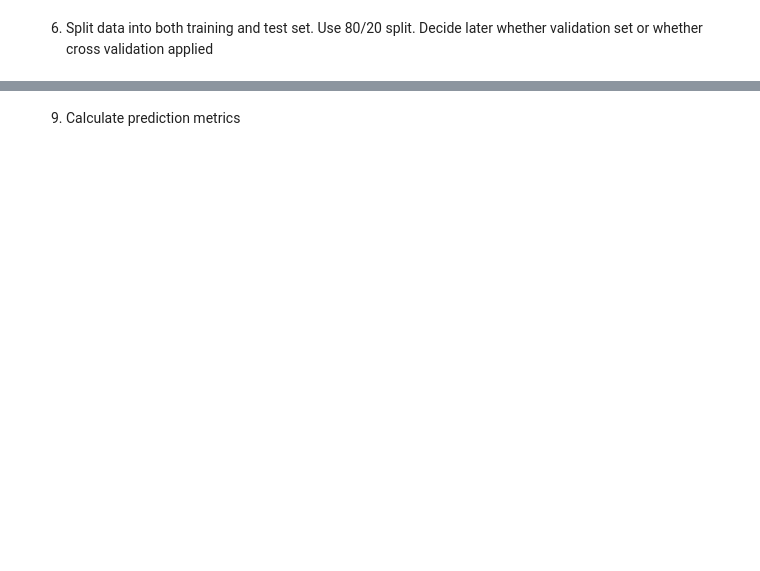
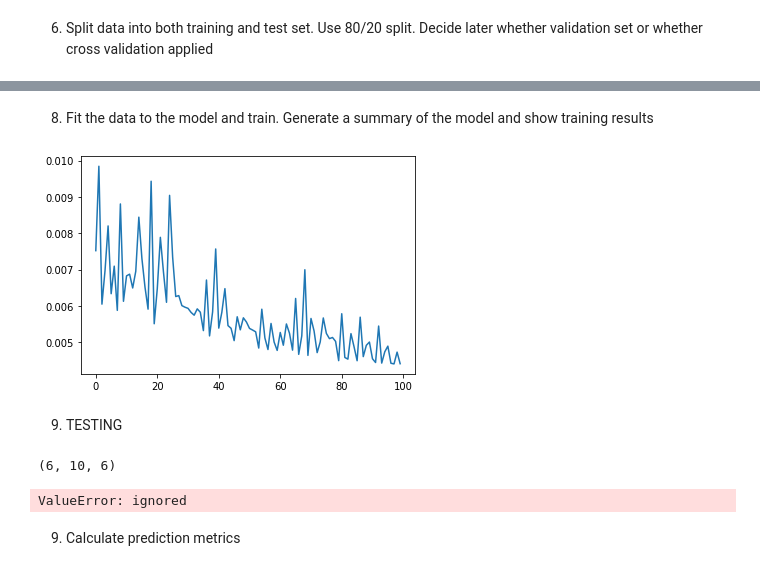
Before and after one commit to fle1scha/Deep-Learning-Network-Traffic-Prediction, a Jupyter notebook: DL4NTP.ipynb, the cells around one changed output, grey strips where cells are left out. Saved outputs shown, nothing was run; the diff lists cells and outputs as text; code cells hidden in the pictures; blank space fills up the shorter version.

```diff
--- a/DL4NTP.ipynb
+++ b/DL4NTP.ipynb
@@ -142,0 +157,10 @@ split_data_into_training_testing(df, 0.8) # Don't need to add the true
+# %%
+test_size = int(len(df) * 0.2) # the test data will be 20% (0.2) of the entire data
+train = df.iloc[:-test_size,:].copy()
+# the copy() here is important, it will prevent us from getting: SettingWithCopyWarning: A value is trying to be set on a copy of a slice from a DataFrame. Try using .loc[row_index,col_indexer] = value instead
+test = df.iloc[-test_size:,:].copy()
+
+
+X_train = train.drop('Bytes',axis=1).copy()
+y_train = train[['Bytes']].copy() # the double brakets here are to keep the y in a dataframe format, otherwise it will be pandas Series
+print(X_train.shape, y_train.shape)
@@ -142,0 +174,21 @@ split_data_into_training_testing(df, 0.8) # Don't need to add the true
+# %%
+Xscaler = MinMaxScaler(feature_range=(0, 1)) # scale so that all the X data will range from 0 to 1
+Xscaler.fit(X_train)
+scaled_X_train = Xscaler.transform(X_train)
+print(X_train.shape)
+Yscaler = MinMaxScaler(feature_range=(0, 1))
+Yscaler.fit(y_train)
+scaled_y_train = Yscaler.transform(y_train)
+print(scaled_y_train.shape)
+scaled_y_train = scaled_y_train.reshape(-1) # remove the second dimention from y so the shape changes from (n,1) to (n,)
+print(scaled_y_train.shape)
+
+scaled_y_train = np.insert(scaled_y_train, 0, 0)
+scaled_y_train = np.delete(scaled_y_train, -1)
+# %%
+n_input = 25 #how many samples/rows/timesteps to look in the past in order to forecast the next sample
+n_features= X_train.shape[1] # how many predictors/Xs/features we have to predict y
+b_size = 32 # Number of timeseries samples in each batch
+train_generator = TimeseriesGenerator(scaled_X_train, scaled_y_train, length=n_input, batch_size=b_size)
+
+print(train_generator[0][0].shape)
@@ -155,0 +201,7 @@ test_predictions = model.predict(testing_set)
+# %%
+simple_LSTM_model = Sequential()
+simple_LSTM_model.add(LSTM(150, activation='sigmoid', input_shape=(n_input, n_features)))
+simple_LSTM_model.add(Dense(1))
+simple_LSTM_model.compile(optimizer='adam', loss='mse')
+#Loss measured in mean squarred error terms, the optimzer adam refers to the learning rate change, which is measured by the exponentially decaying average of past gradients
+simple_LSTM_model.summary()
@@ -155,0 +221,11 @@ test_predictions = model.predict(testing_set)
+# %% [markdown]
+8. Fit the data to the model and train. Generate a summary of the model and show training results
+# %%
+simple_LSTM_model.fit(generator, epochs=100, verbose = 0) # Fit the features excluding target, and predict the target value
+# verbose of 0 hides the training, 2 shows the full log
+loss_per_epoch = simple_LSTM_model.history.history['loss']
+plt.plot(range(len(loss_per_epoch)), loss_per_epoch);
+# %% [output]
+[figure, added]
+# %% [markdown]
+9. TESTING
@@ -156,3 +250,14 @@ test_predictions = model.predict(testing_set)
+# %%
+n_features= X_train.shape[1] # how many predictors/Xs/features we have to predict y
+test_generator = TimeseriesGenerator(scaled_X_test, scaled_y_test, length=10)
+
+print(test_generator[0][0].shape)
+# %% [output]
+(6, 10, 6)
+# %%
+simple_LSTM_predictions = simple_LSTM_model.predict(scaled_X_test, verbose=2)
+# %% [output]
+ValueError: ignored
 # %% [markdown]
 9. Calculate prediction metrics
 # %%
```
Also changed, not shown: parts of 29 cells of this notebook.
